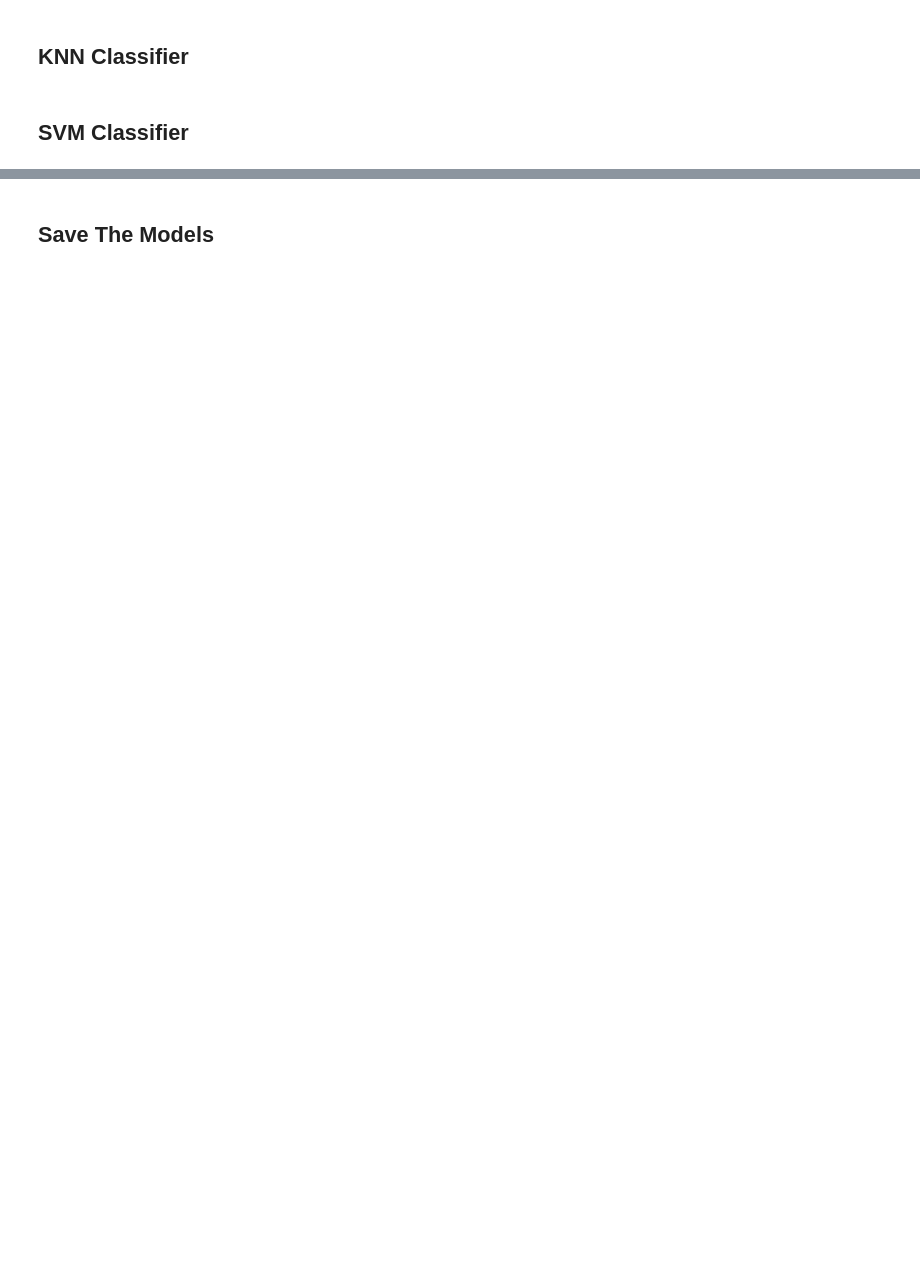
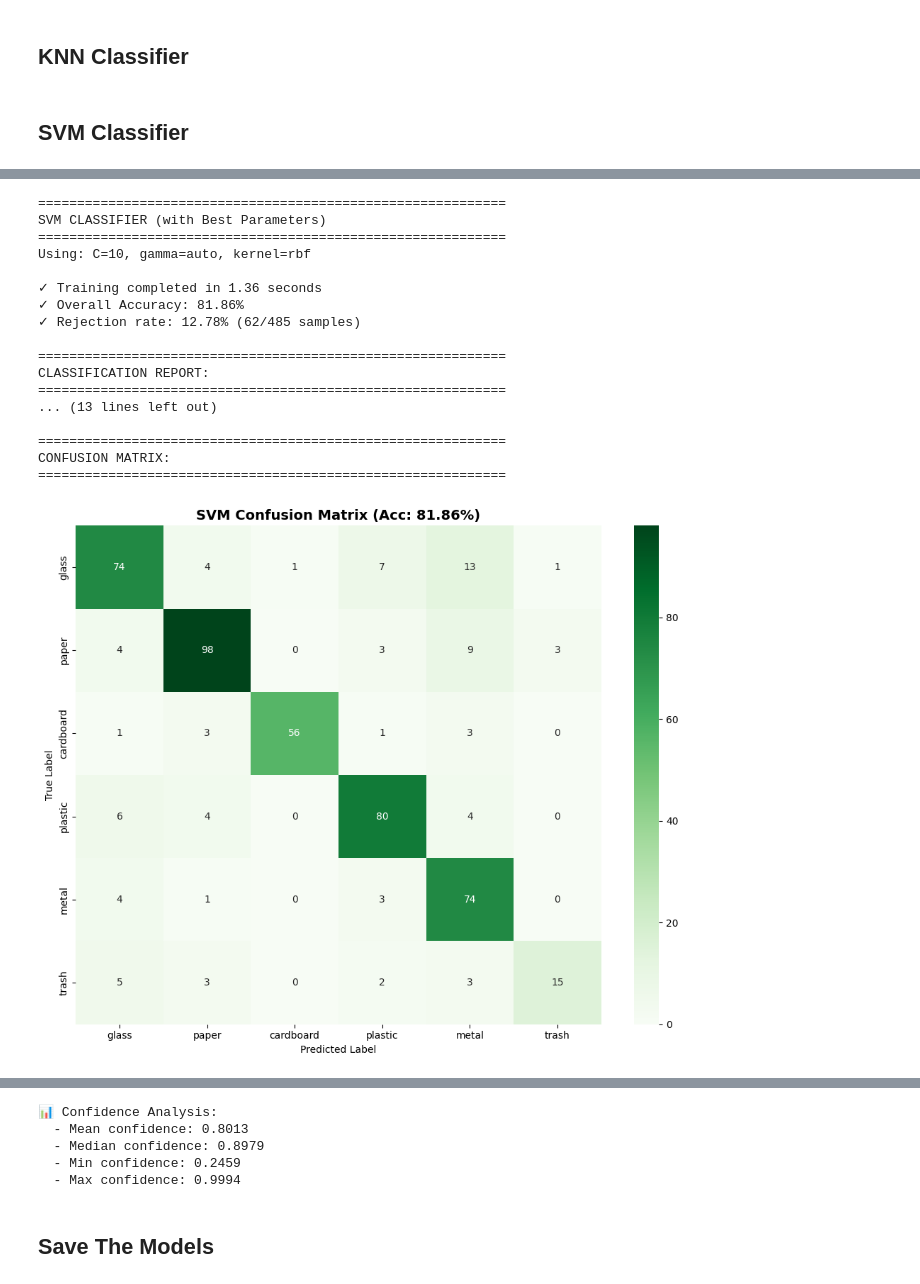
Before and after one commit to AHmEeD-SaBER/Waste-Classification-ML, a Jupyter notebook: notebooks/exploratory_analysis.ipynb, the cells around one changed output, grey strips where cells are left out. Drawn from its saved outputs; the diff is of its cells as text; code cells hidden in the pictures; blank space fills up the shorter version.

```diff
--- a/notebooks/exploratory_analysis.ipynb
+++ b/notebooks/exploratory_analysis.ipynb
@@ -216,7 +236,7 @@ print(f"Total images to process: {len(augmented_images)}")
 print(f"Using: MobileNetV2 (pre-trained on ImageNet)")
 print(f"Expected features: 1280 per image")
 
-all_features = extract_features_from_dataset(augmented_images, method='cnn')
+all_features = extract_features_from_dataset(augmented_images, method='combined')
 
 print(f"\nFeature extraction complete!")
 print(f"Final feature matrix shape: {all_features.shape}")
@@ -335,14 +465,18 @@ print(f"  - Max confidence: {max_proba.max():.4f}")
 # %%
-from sklearn.svm import SVC
 from sklearn.metrics import classification_report, confusion_matrix
 import time
+
 print("="*60)
-print("SVM CLASSIFIER (with Unknown Rejection)")
+print("SVM CLASSIFIER (with Best Parameters)")
 print("="*60)
 
-# Train SVM with probability=True for confidence scores
+# Use best parameters from GridSearchCV
+best_params = grid_search.best_params_
+print(f"Using: C={best_params['C']}, gamma={best_params['gamma']}, kernel={best_params['kernel']}")
+
+# Train final SVM with best parameters
 start_time = time.time()
-svm = SVC(kernel='rbf', C=10, gamma='scale', probability=True, random_state=42)
+svm = SVC(**best_params, probability=True, random_state=42)
 svm.fit(X_train_scaled, y_train)
 train_time = time.time() - start_time
 
@@ -351,12 +485,12 @@ y_proba_svm = svm.predict_proba(X_test_scaled)
 y_pred_svm = svm.predict(X_test_scaled)
 
 # Implement Unknown rejection: if max probability < threshold, classify as "unknown" (ID 6)
-confidence_threshold = 0.5  # Adjust this threshold based on performance
+confidence_threshold = 0.5
 max_proba_svm = np.max(y_proba_svm, axis=1)
 
 # Create predictions with unknown class
 y_pred_svm_with_unknown = y_pred_svm.copy()
-y_pred_svm_with_unknown[max_proba_svm < confidence_threshold] = 6  # ID 6 = unknown
+y_pred_svm_with_unknown[max_proba_svm < confidence_threshold] = 6
 
 # Calculate accuracies
 svm_accuracy = svm.score(X_test_scaled, y_test) * 100
@@ -364,12 +498,11 @@ num_rejected_svm = np.sum(max_proba_svm < confidence_threshold)
 rejection_rate_svm = (num_rejected_svm / len(y_test)) * 100
 
 print(f"\n✓ Training completed in {train_time:.2f} seconds")
-print(f"✓ Overall Accuracy (without rejection): {svm_accuracy:.2f}%")
+print(f"✓ Overall Accuracy: {svm_accuracy:.2f}%")
 print(f"✓ Rejection rate: {rejection_rate_svm:.2f}% ({num_rejected_svm}/{len(y_test)} samples)")
-print(f"✓ Confidence threshold: {confidence_threshold}")
 
 print("\n" + "="*60)
-print("CLASSIFICATION REPORT (without rejection):")
+print("CLASSIFICATION REPORT:")
 print("="*60)
 print(classification_report(y_test, y_pred_svm, target_names=actual_class_names, zero_division=0))
 
@@ -377,30 +510,49 @@ print("\n" + "="*60)
 print("CONFUSION MATRIX:")
 print("="*60)
 cm = confusion_matrix(y_test, y_pred_svm)
 plt.figure(figsize=(10, 8))
 sns.heatmap(cm, annot=True, fmt='d', cmap='Greens',
             xticklabels=actual_class_names,
             yticklabels=actual_class_names)
 plt.title(f'SVM Confusion Matrix (Acc: {svm_accuracy:.2f}%)', fontsize=14, fontweight='bold')
 plt.ylabel('True Label')
 plt.xlabel('Predicted Label')
 plt.tight_layout()
 plt.show()
 
 # Show confidence distribution
 plt.figure(figsize=(10, 5))
 plt.hist(max_proba_svm, bins=50, color='lightgreen', edgecolor='black', alpha=0.7)
 plt.axvline(x=confidence_threshold, color='red', linestyle='--', linewidth=2, label=f'Threshold: {confidence_threshold}')
 plt.xlabel('Maximum Probability (Confidence)', fontsize=12)
 plt.ylabel('Frequency', fontsize=12)
 plt.title('SVM Prediction Confidence Distribution', fontsize=14, fontweight='bold')
 plt.legend()
 plt.grid(alpha=0.3)
 plt.tight_layout()
 plt.show()
 
 print(f"\n📊 Confidence Analysis:")
 print(f"  - Mean confidence: {max_proba_svm.mean():.4f}")
 print(f"  - Median confidence: {np.median(max_proba_svm):.4f}")
 print(f"  - Min confidence: {max_proba_svm.min():.4f}")
 print(f"  - Max confidence: {max_proba_svm.max():.4f}")
+# %% [output]
+============================================================
+SVM CLASSIFIER (with Best Parameters)
+============================================================
+Using: C=10, gamma=auto, kernel=rbf
+
+✓ Training completed in 1.36 seconds
+✓ Overall Accuracy: 81.86%
+✓ Rejection rate: 12.78% (62/485 samples)
+
+============================================================
+CLASSIFICATION REPORT:
+============================================================
+... (13 lines left out)
+
+============================================================
+CONFUSION MATRIX:
+============================================================
+[figure, added]
@@ -407,2 +560,7 @@ print(f"  - Max confidence: {max_proba_svm.max():.4f}")
+📊 Confidence Analysis:
+  - Mean confidence: 0.8013
+  - Median confidence: 0.8979
+  - Min confidence: 0.2459
+  - Max confidence: 0.9994
 # %% [markdown]
 ## Save The Models
```
Also changed, not shown: parts of 10 cells of this notebook, 6 other files.
